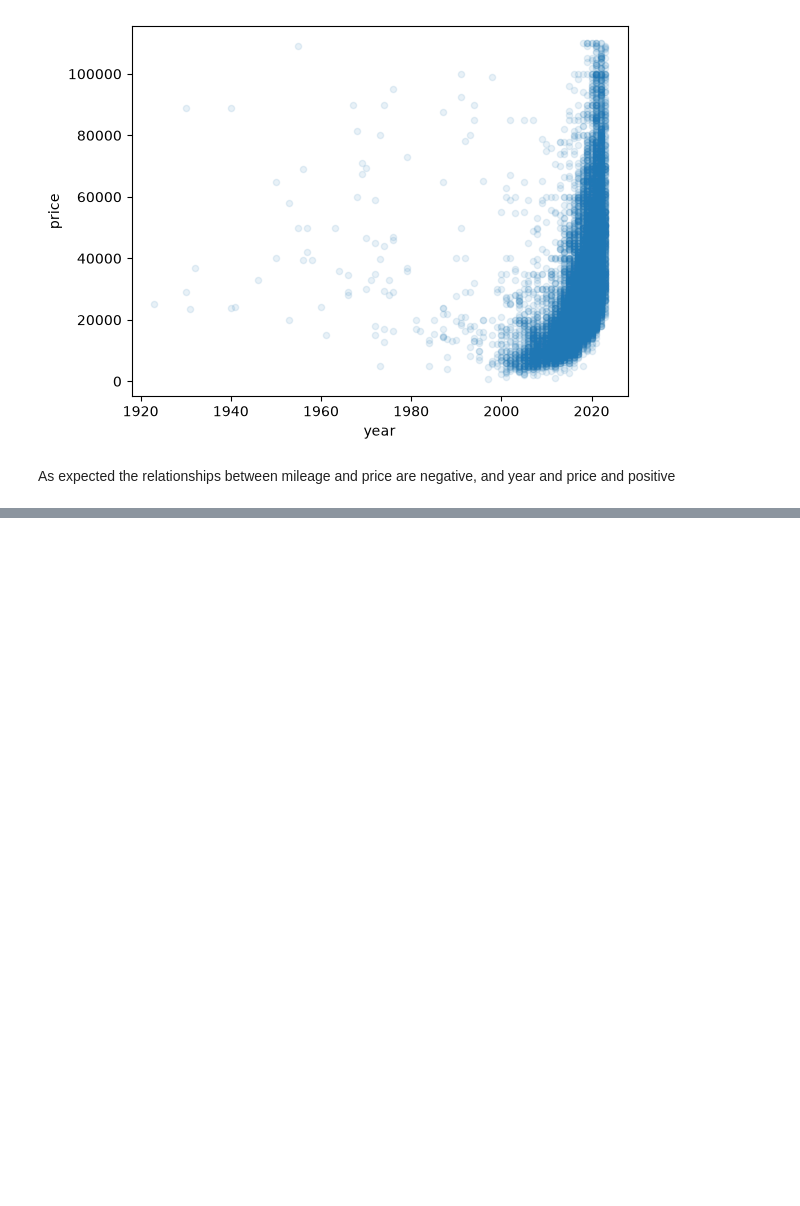
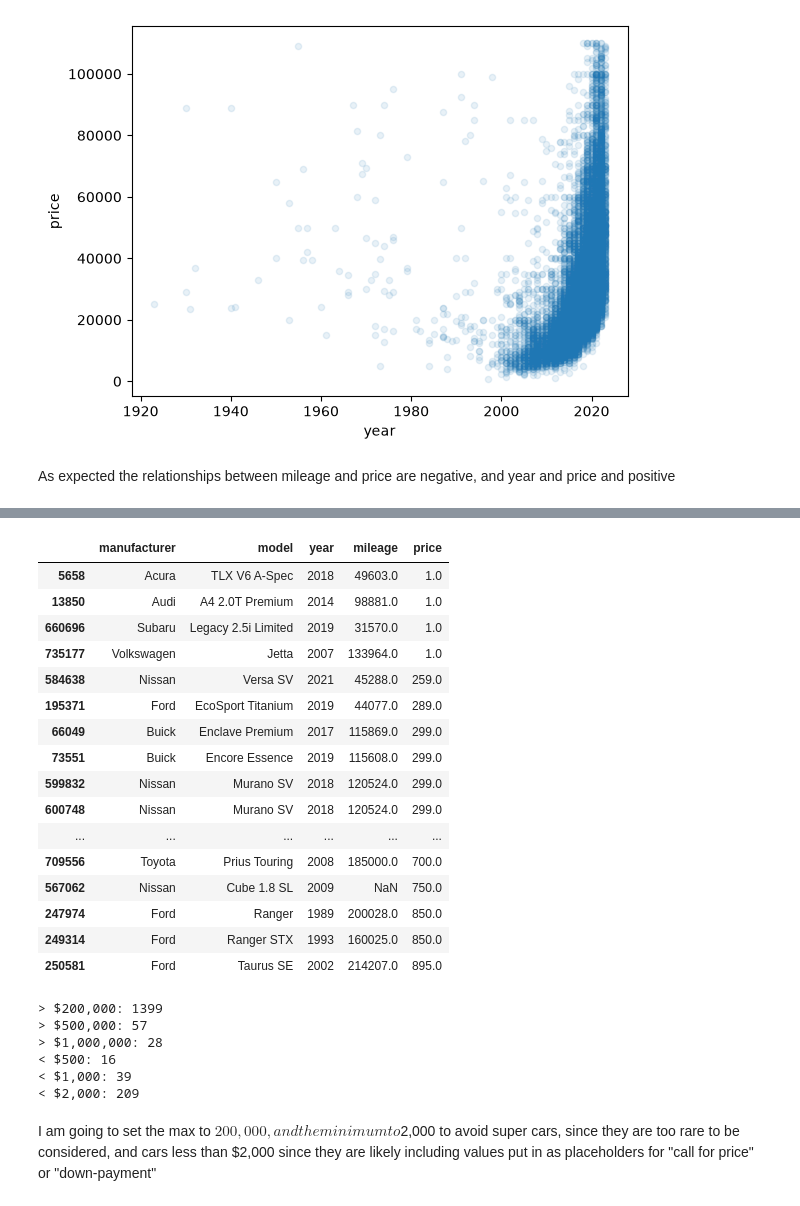
Before and after one commit to MichaelMancini9/used-car-deal-detector, a Jupyter notebook: notebooks/01_explore.ipynb, the cells around one changed output, grey strips where cells are left out. Cells and saved outputs as stored; diff of their text form; code cells hidden in the pictures; blank space fills up the shorter version.

```diff
--- a/notebooks/01_explore.ipynb
+++ b/notebooks/01_explore.ipynb
@@ -304,0 +326,34 @@ As expected the relationships between mileage and price are negative, and year a
+# %%
+df.nsmallest(25, "price")[cols]
+# %% [output]
+|  | manufacturer | model | year | mileage | price |
+| 5658 | Acura | TLX V6 A-Spec | 2018 | 49603.0 | 1.0 |
+| 13850 | Audi | A4 2.0T Premium | 2014 | 98881.0 | 1.0 |
+| 660696 | Subaru | Legacy 2.5i Limited | 2019 | 31570.0 | 1.0 |
+| 735177 | Volkswagen | Jetta | 2007 | 133964.0 | 1.0 |
+| 584638 | Nissan | Versa SV | 2021 | 45288.0 | 259.0 |
+| 195371 | Ford | EcoSport Titanium | 2019 | 44077.0 | 289.0 |
+| 66049 | Buick | Enclave Premium | 2017 | 115869.0 | 299.0 |
+| 73551 | Buick | Encore Essence | 2019 | 115608.0 | 299.0 |
+| 599832 | Nissan | Murano SV | 2018 | 120524.0 | 299.0 |
+| 600748 | Nissan | Murano SV | 2018 | 120524.0 | 299.0 |
+| ... | ... | ... | ... | ... | ... |
+| 709556 | Toyota | Prius Touring | 2008 | 185000.0 | 700.0 |
+| 567062 | Nissan | Cube 1.8 SL | 2009 | NaN | 750.0 |
+| 247974 | Ford | Ranger | 1989 | 200028.0 | 850.0 |
+| 249314 | Ford | Ranger STX | 1993 | 160025.0 | 850.0 |
+| 250581 | Ford | Taurus SE | 2002 | 214207.0 | 895.0 |
+# %%
+for cap in [200_000, 500_000, 1_000_000]:
+    print(f"> ${cap:,}:", (df["price"] > cap).sum())
+for floor in [500, 1_000, 2_000]:
+    print(f"< ${floor:,}:", (df["price"] < floor).sum())
+# %% [output]
+> $200,000: 1399
+> $500,000: 57
+> $1,000,000: 28
+< $500: 16
+< $1,000: 39
+< $2,000: 209
+# %% [markdown]
+I am going to set the max to $200,000, and the minimum to $2,000 to avoid super cars, since they are too rare to be considered, and cars less than $2,000 since they are likely including values put in as placeholders for "call for price" or "down-payment"
```
Also changed, not shown: parts of 2 cells of this notebook, 2 other files.
